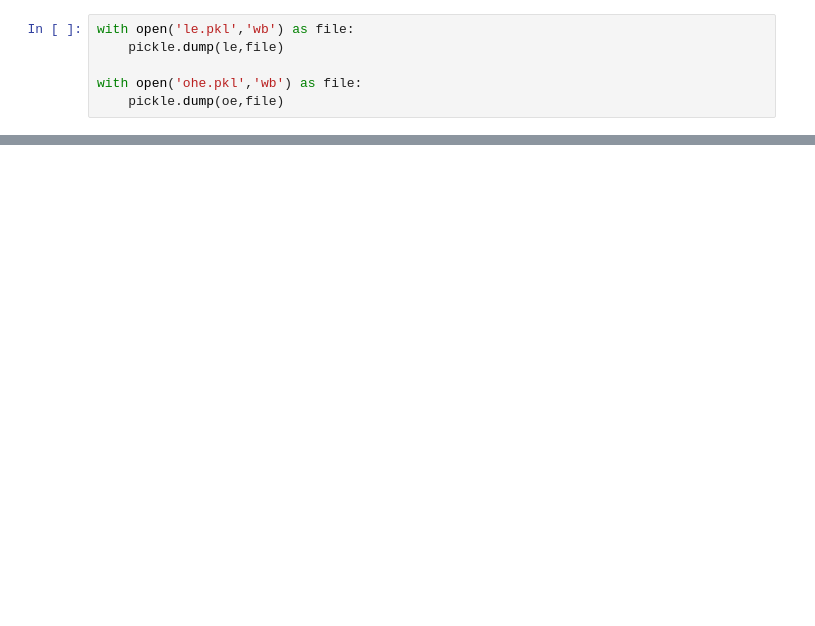
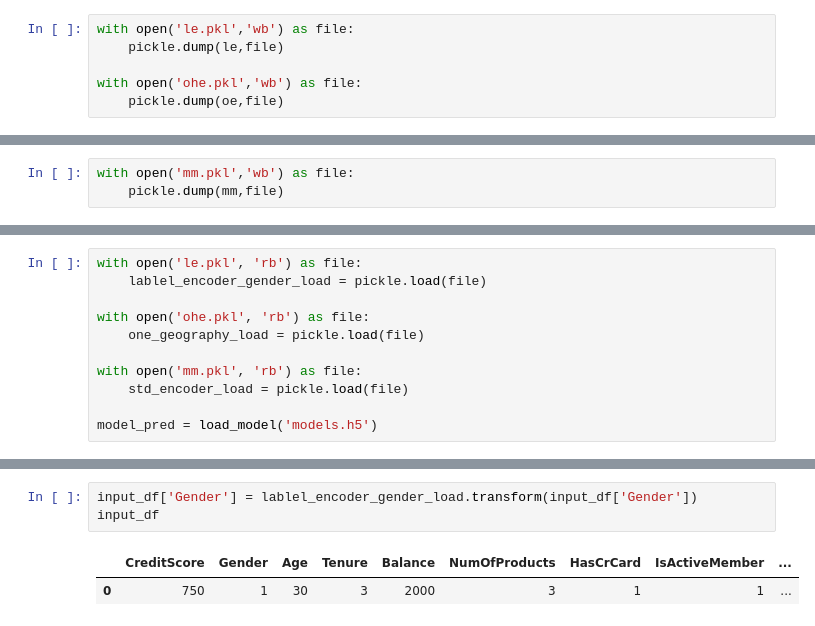
Before and after one commit to Gulshanstar/EndToEndANNProject, a Jupyter notebook: experiments.ipynb, the cells around one changed output, grey strips where cells are left out. Saved outputs shown, nothing was run; the diff lists cells and outputs as text; blank space fills up the shorter version.

```diff
--- a/experiments.ipynb
+++ b/experiments.ipynb
@@ -114,0 +131,3 @@ with open('ohe.pkl','wb') as file:
+# %%
+with open('mm.pkl','wb') as file:
+    pickle.dump(mm,file)
@@ -114,0 +227,11 @@ with open('ohe.pkl','wb') as file:
+# %%
+with open('le.pkl', 'rb') as file:
+    lablel_encoder_gender_load = pickle.load(file)
+
+with open('ohe.pkl', 'rb') as file:
+    one_geography_load = pickle.load(file)
+
+with open('mm.pkl', 'rb') as file:
+    std_encoder_load = pickle.load(file)
+
+model_pred = load_model('models.h5')
@@ -114,0 +240,6 @@ with open('ohe.pkl','wb') as file:
+# %%
+input_df['Gender'] = lablel_encoder_gender_load.transform(input_df['Gender'])
+input_df
+# %% [output]
+|  | CreditScore | Gender | Age | Tenure | Balance | NumOfProducts | HasCrCard | IsActiveMember | ... |
+| 0 | 750 | 1 | 30 | 3 | 2000 | 3 | 1 | 1 | ... |
```
Also changed, not shown: parts of 24 cells of this notebook, 7 other files.
